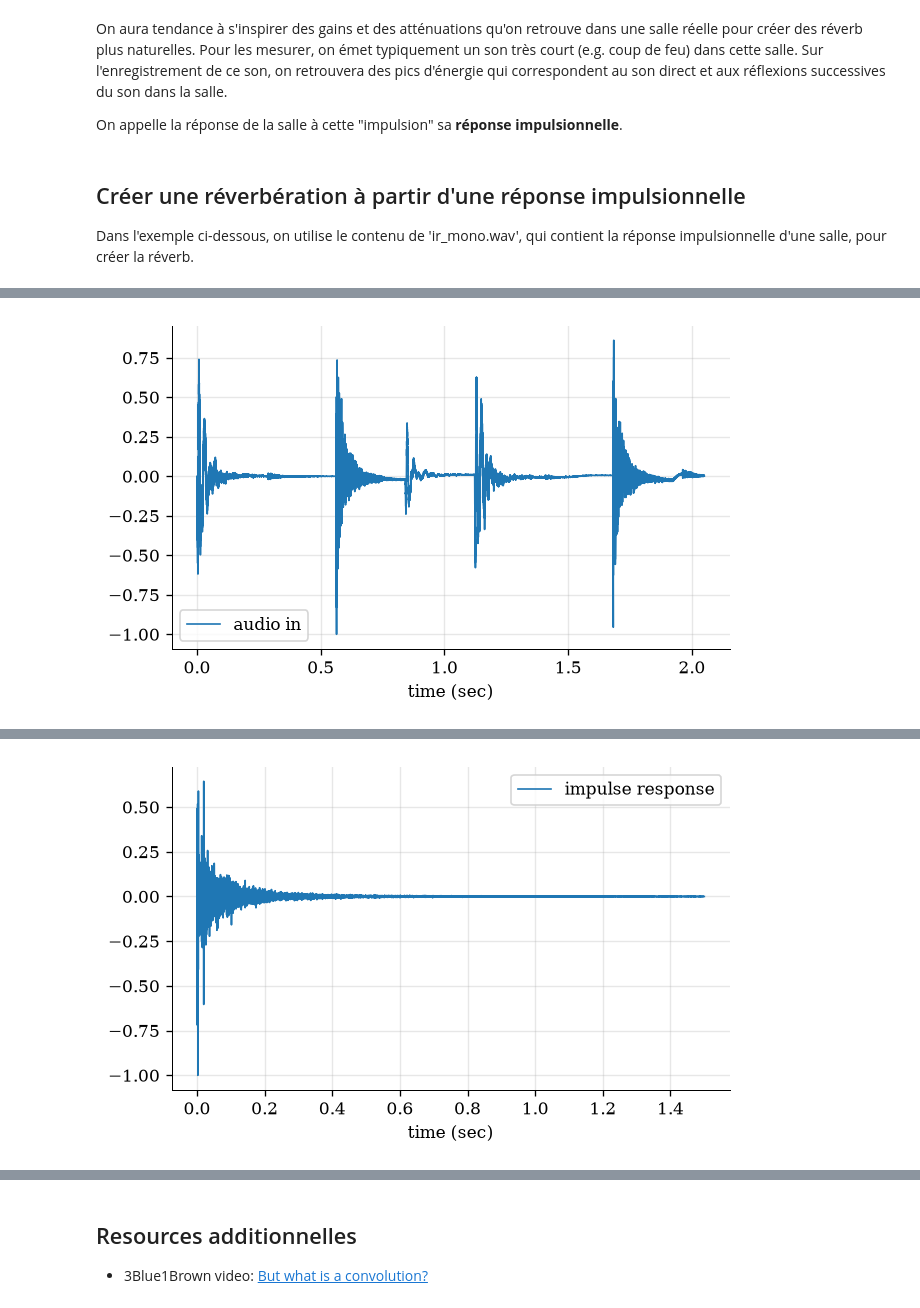
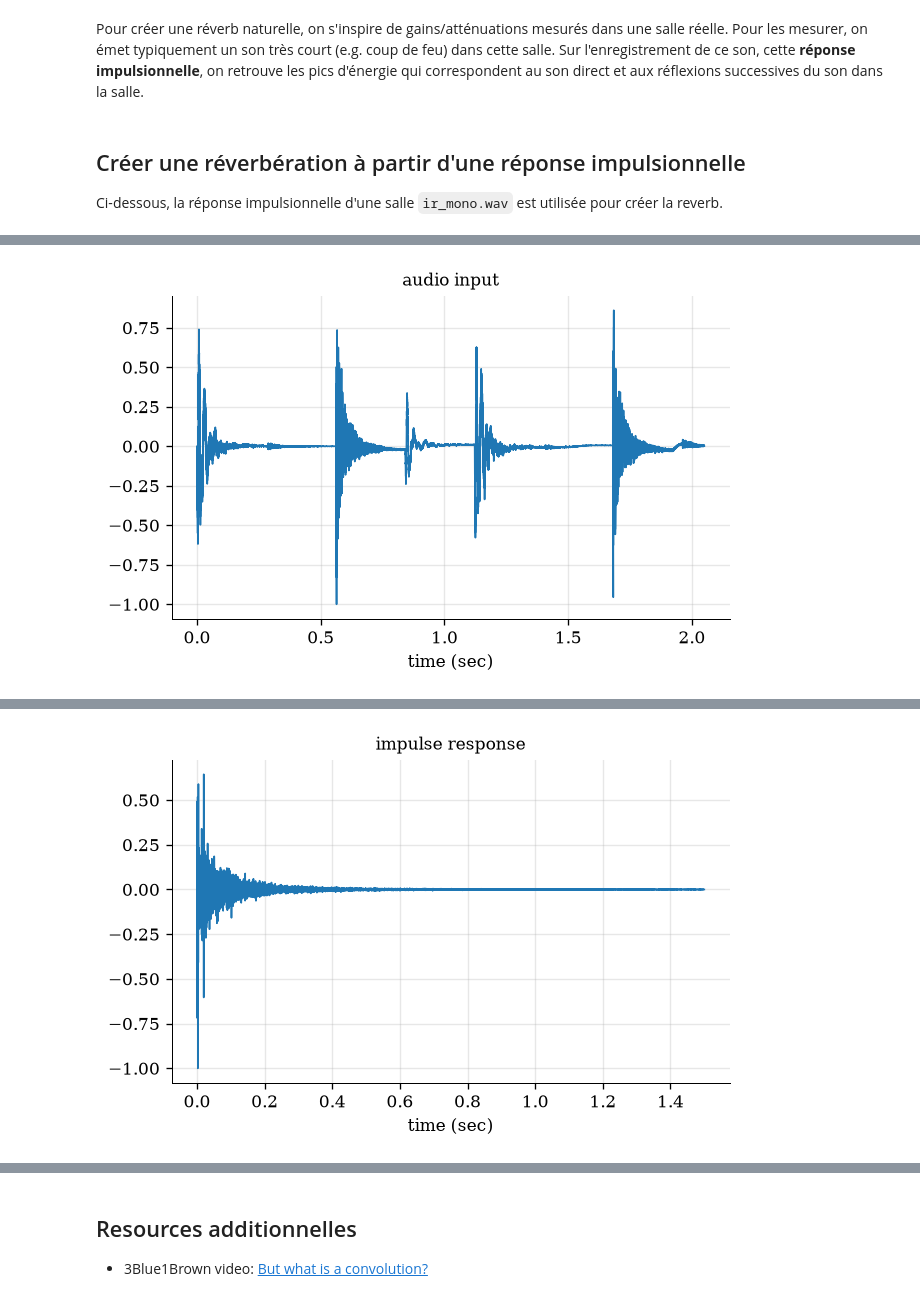
Before and after one commit to PyrApple/jupyterlite_signal_processing_ens, a Jupyter notebook: content/3_convolution_introduction.ipynb, the cells around one changed output, grey strips where cells are left out. Cells and saved outputs as stored; diff of their text form; code cells hidden in the pictures.

```diff
--- a/content/3_convolution_introduction.ipynb
+++ b/content/3_convolution_introduction.ipynb
@@ -71,54 +74,52 @@ plt.legend(loc = 'upper right'); plt.show()
 # %% [markdown]
-On aura tendance à s'inspirer des gains et des atténuations qu'on retrouve dans une salle réelle pour créer des réverb plus naturelles.
+Pour créer une réverb naturelle, on s'inspire de gains/atténuations mesurés dans une salle réelle.
 Pour les mesurer, on émet typiquement un son très court (e.g. coup de feu) dans cette salle.
-Sur l'enregistrement de ce son, on retrouvera des pics d'énergie qui correspondent au son direct et aux réflexions successives du son dans la salle.
-
-On appelle la réponse de la salle à cette "impulsion" sa **réponse impulsionnelle**.
+Sur l'enregistrement de ce son, cette **réponse impulsionnelle**, on retrouve les pics d'énergie qui correspondent au son direct et aux réflexions successives du son dans la salle.
 # %% [markdown]
 ## Créer une réverbération à partir d'une réponse impulsionnelle
 
-Dans l'exemple ci-dessous, on utilise le contenu de 'ir_mono.wav', qui contient la réponse impulsionnelle d'une salle, pour créer la réverb.
+Ci-dessous, la réponse impulsionnelle d'une salle `ir_mono.wav` est utilisée pour créer la reverb.
 # %%
 # load audio file
 audio_in, fs = wavread('assets/drums.wav')
 
 # play
 playsound(audio_in, fs)
 
 # plot
 t = np.arange(0, len(audio_in))/fs
-plt.plot(t, audio_in, label = 'audio in');
-plt.legend(); plt.xlabel('time (sec)'); plt.show()
+plt.plot(t, audio_in);
+plt.title('audio input'); plt.xlabel('time (sec)'); plt.show()
 
 # load impulse response
 ir, fs = wavread('assets/ir_mono.wav')
 ir = ir / np.max(np.abs(ir))
 
 # play
 playsound(ir, fs)
 
 # plot
 t = np.arange(0, len(ir))/fs
-plt.plot(t, ir, label = 'impulse response');
-plt.legend(); plt.xlabel('time (sec)'); plt.show()
+plt.plot(t, ir);
+plt.title('impulse response'); plt.xlabel('time (sec)'); plt.show()
 #
 selvect = np.arange(0, int(0.001*fs))
 t = np.arange(0, len(ir))/fs
-plt.stem(t[selvect], ir[selvect], label = 'impulse response (zoom)');
-plt.legend(); plt.xlabel('time (sec)'); plt.show()
+plt.stem(t[selvect], ir[selvect]);
+plt.title('impulse response (zoom)'); plt.xlabel('time (sec)'); plt.show()
 
 # convolve
 audio_out = np.convolve(audio_in, ir)
 
 # play
 playsound(audio_out, fs)
 
 # plot
 t = np.arange(0, len(audio_out))/fs
-plt.plot(t, audio_out, label = 'audio out');
-plt.legend(); plt.xlabel('time (sec)'); plt.show()
+plt.plot(t, audio_out);
+plt.title('audio output'); plt.xlabel('time (sec)'); plt.show()
 # %% [output]
 [interactive output not drawn]
-[figure, old version]
+[figure, new version]
 [interactive output not drawn]
-[figure, old version]
+[figure, new version]
```
Also changed, not shown: parts of 5 cells of this notebook, 11 other files.
